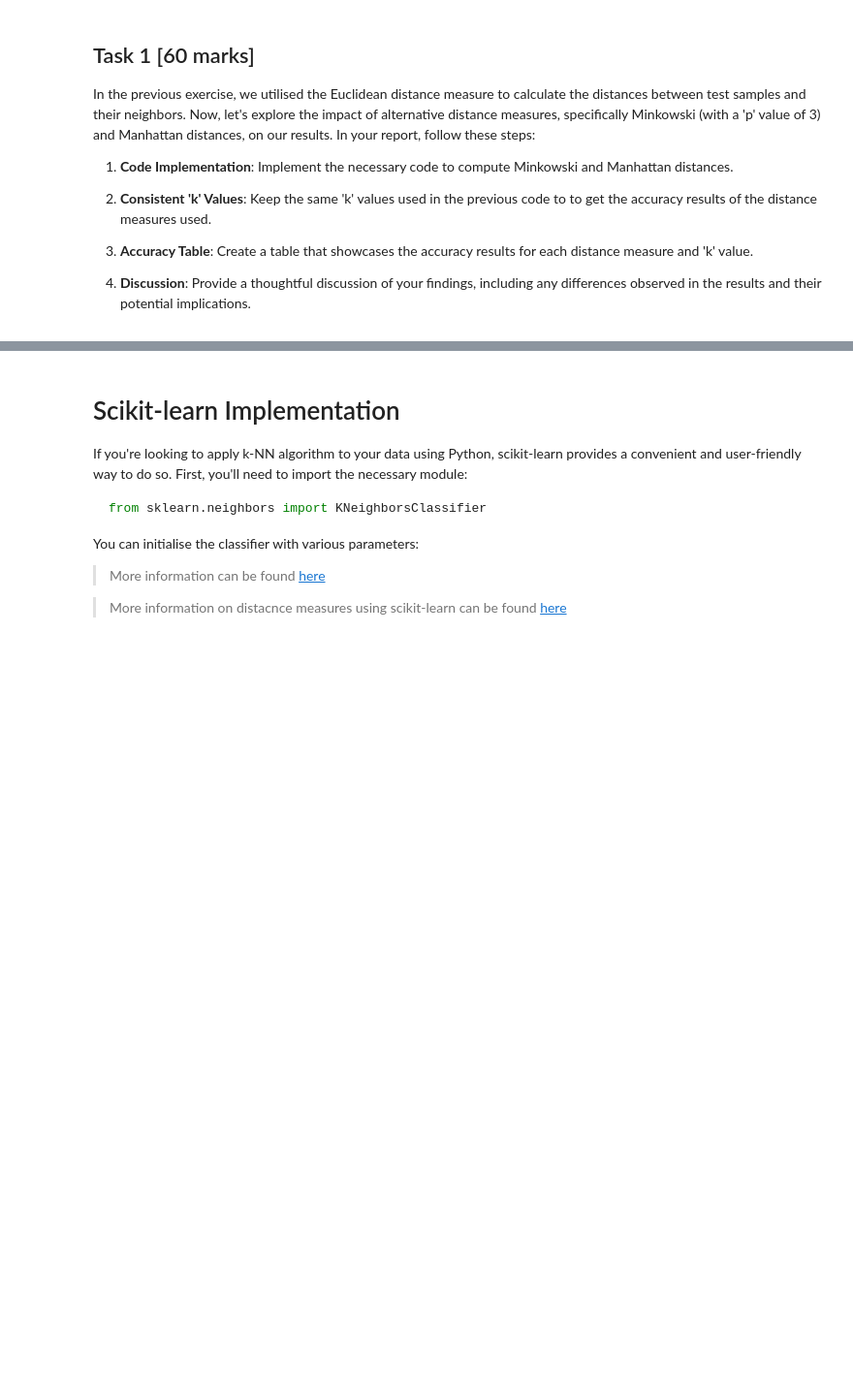
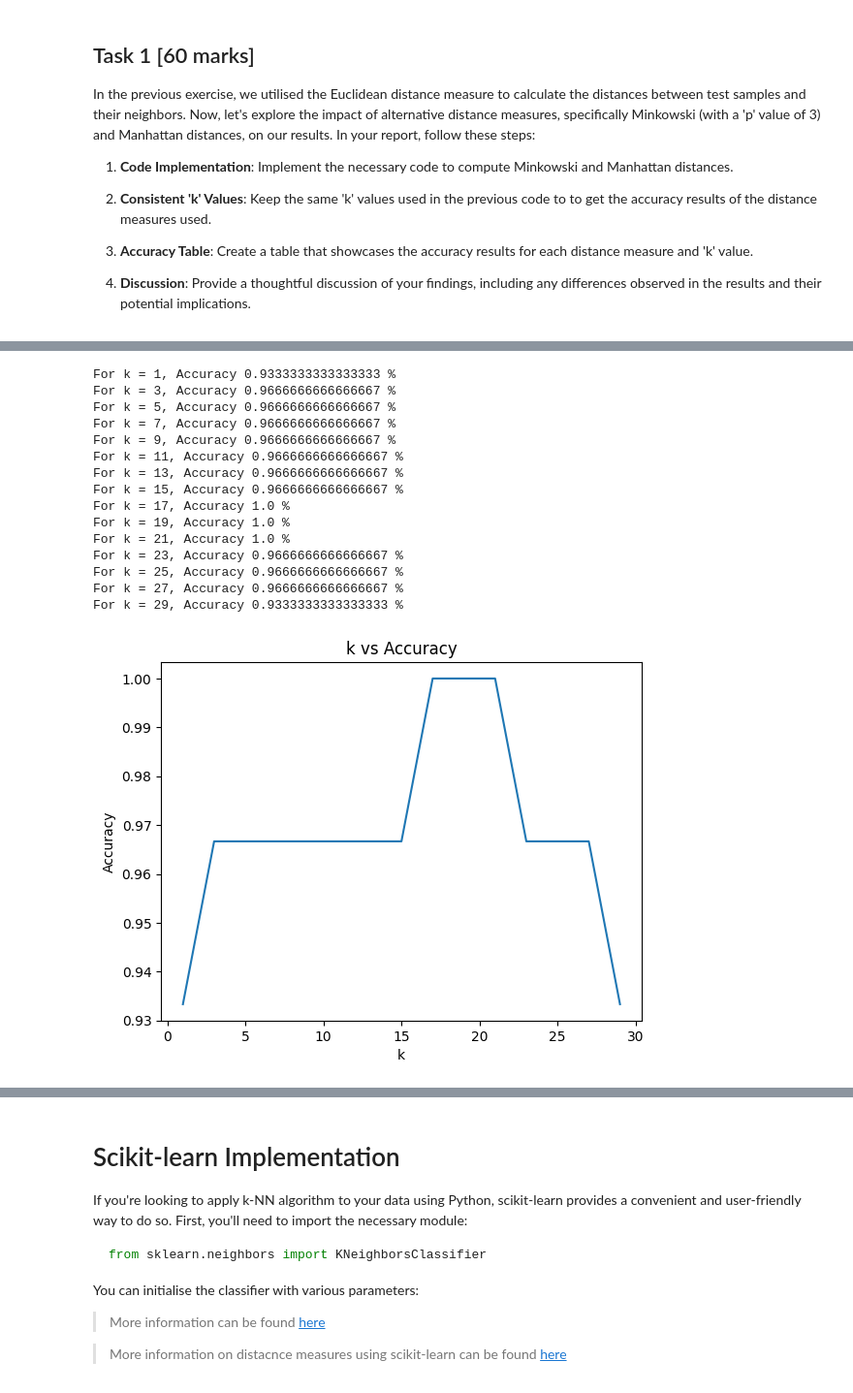
Before and after one commit to RandomCloneTrooper/ML, a Jupyter notebook: 07_ML_kNN.ipynb, the cells around one changed output, grey strips where cells are left out. Shown at 97% size. Drawn from its saved outputs; the diff is of its cells as text; code cells hidden in the pictures; blank space fills up the shorter version.

```diff
--- a/07_ML_kNN.ipynb
+++ b/07_ML_kNN.ipynb
@@ -301,0 +320,35 @@ In the previous exercise, we utilised the Euclidean distance measure to calculat
+# %%
+accuracy_list = []
+for k in k_list:
+    y_pred = []
+    for test_instance in X_test:
+        neighbours, pred_label = fit(test_instance, X_train, y_train, k)
+        y_pred.append(pred_label)
+    acc = accuracy(y_pred, y_test)
+    print("For k = {}, Accuracy {} %".format(k,acc))
+
+    accuracy_list.append(acc)
+plt.plot(k_list, accuracy_list)
+
+plt.xlabel('k')
+plt.ylabel('Accuracy')
+plt.title('k vs Accuracy')
+
+plt.show()
+# %% [output]
+For k = 1, Accuracy 0.9333333333333333 %
+For k = 3, Accuracy 0.9666666666666667 %
+For k = 5, Accuracy 0.9666666666666667 %
+For k = 7, Accuracy 0.9666666666666667 %
+For k = 9, Accuracy 0.9666666666666667 %
+For k = 11, Accuracy 0.9666666666666667 %
+For k = 13, Accuracy 0.9666666666666667 %
+For k = 15, Accuracy 0.9666666666666667 %
+For k = 17, Accuracy 1.0 %
+For k = 19, Accuracy 1.0 %
+For k = 21, Accuracy 1.0 %
+For k = 23, Accuracy 0.9666666666666667 %
+For k = 25, Accuracy 0.9666666666666667 %
+For k = 27, Accuracy 0.9666666666666667 %
+For k = 29, Accuracy 0.9333333333333333 %
+[figure, added]
```
Also changed, not shown: parts of 7 cells of this notebook.
